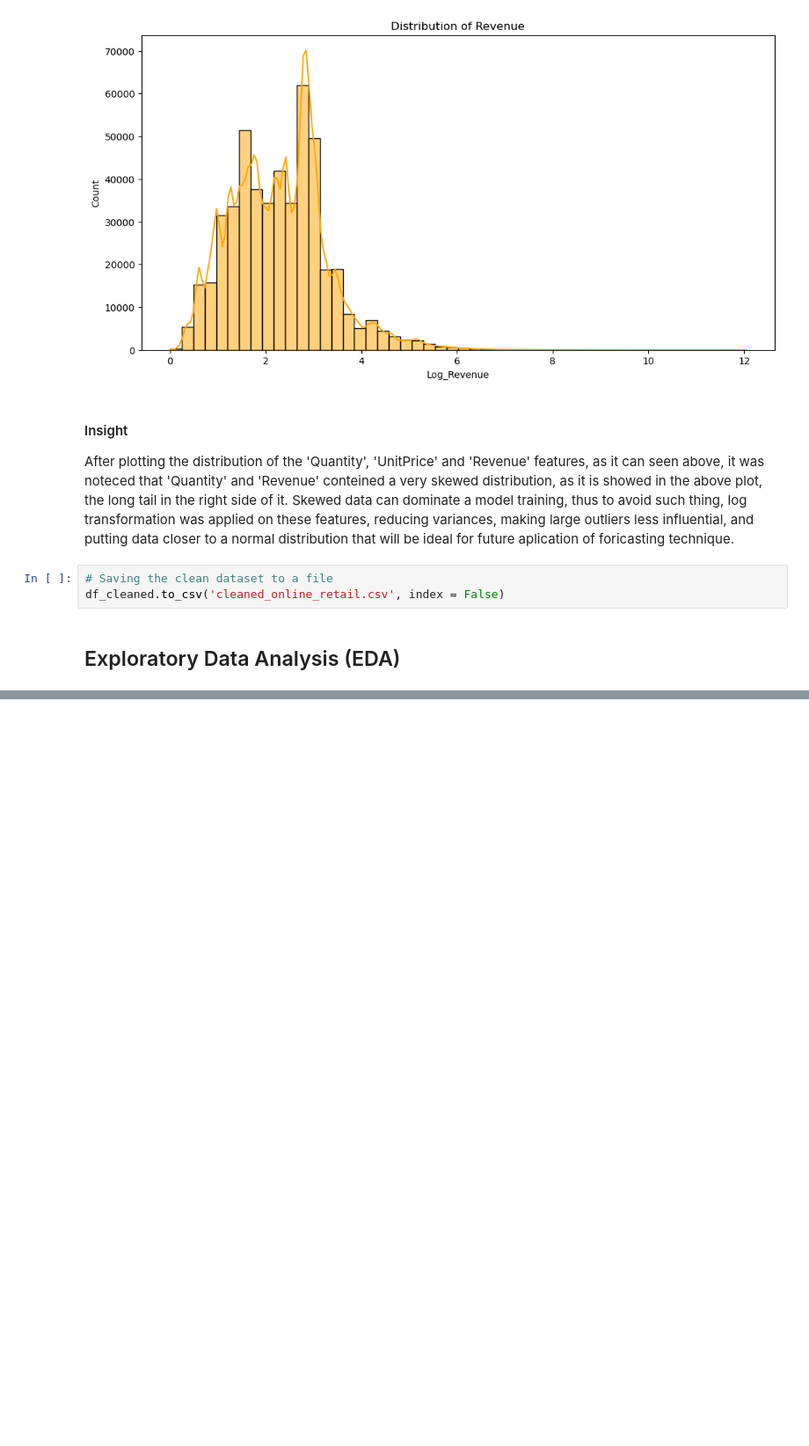
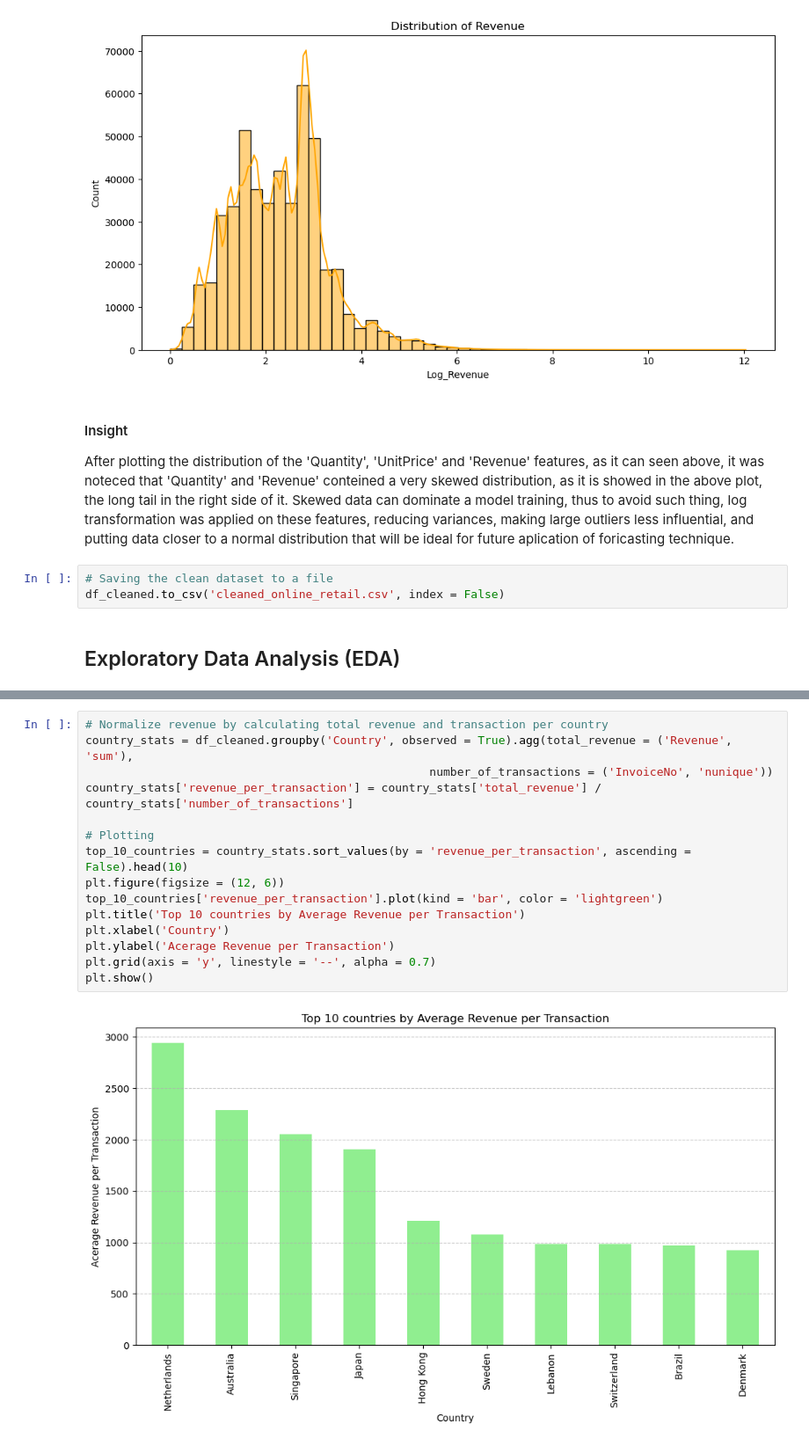
Before and after one commit to DiegoALemos/Programming-for-AI-Final-Project, a Jupyter notebook: final_project.ipynb, the cells around one changed output, grey strips where cells are left out. Shown at 88% size. Saved outputs shown, nothing was run; the diff lists cells and outputs as text; blank space fills up the shorter version.

```diff
--- a/final_project.ipynb
+++ b/final_project.ipynb
@@ -308,0 +394,17 @@ plt.show()
+# %%
+# Normalize revenue by calculating total revenue and transaction per country
+country_stats = df_cleaned.groupby('Country', observed = True).agg(total_revenue = ('Revenue', 'sum'),
+                                                  number_of_transactions = ('InvoiceNo', 'nunique'))
+country_stats['revenue_per_transaction'] = country_stats['total_revenue'] / country_stats['number_of_transactions']
+
+# Plotting
+top_10_countries = country_stats.sort_values(by = 'revenue_per_transaction', ascending = False).head(10)
+plt.figure(figsize = (12, 6))
+top_10_countries['revenue_per_transaction'].plot(kind = 'bar', color = 'lightgreen')
+plt.title('Top 10 countries by Average Revenue per Transaction')
+plt.xlabel('Country')
+plt.ylabel('Acerage Revenue per Transaction')
+plt.grid(axis = 'y', linestyle = '--', alpha = 0.7)
+plt.show()
+# %% [output]
+[figure, added]
```
Also changed, not shown: parts of 23 cells of this notebook.
